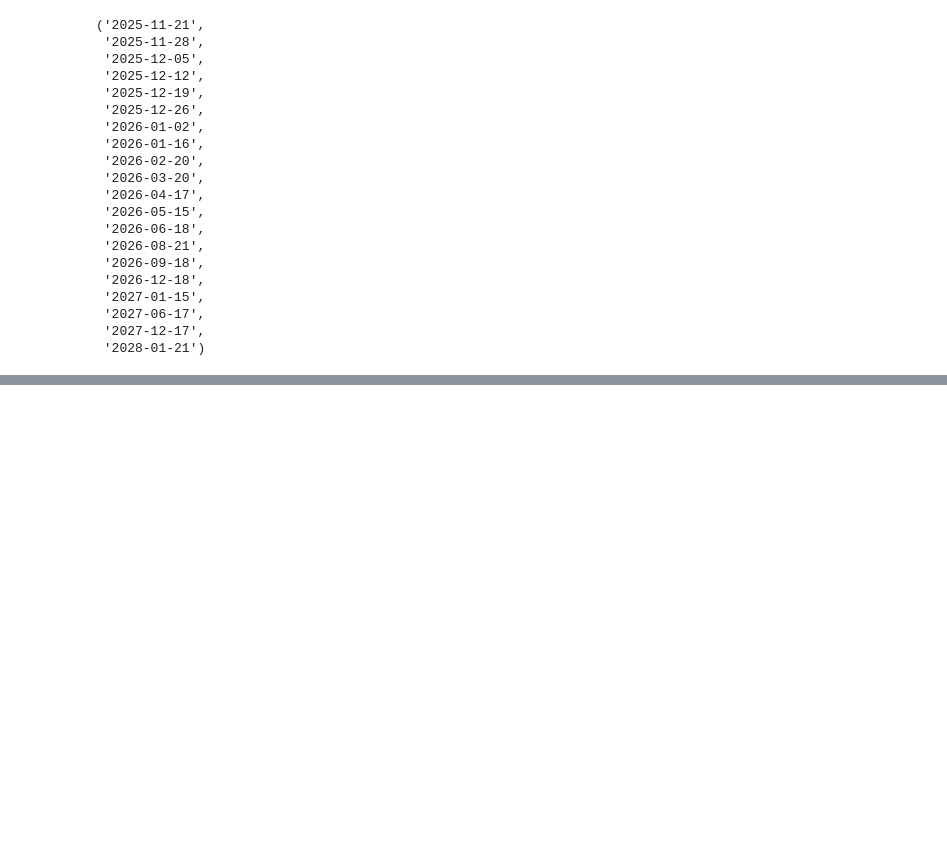
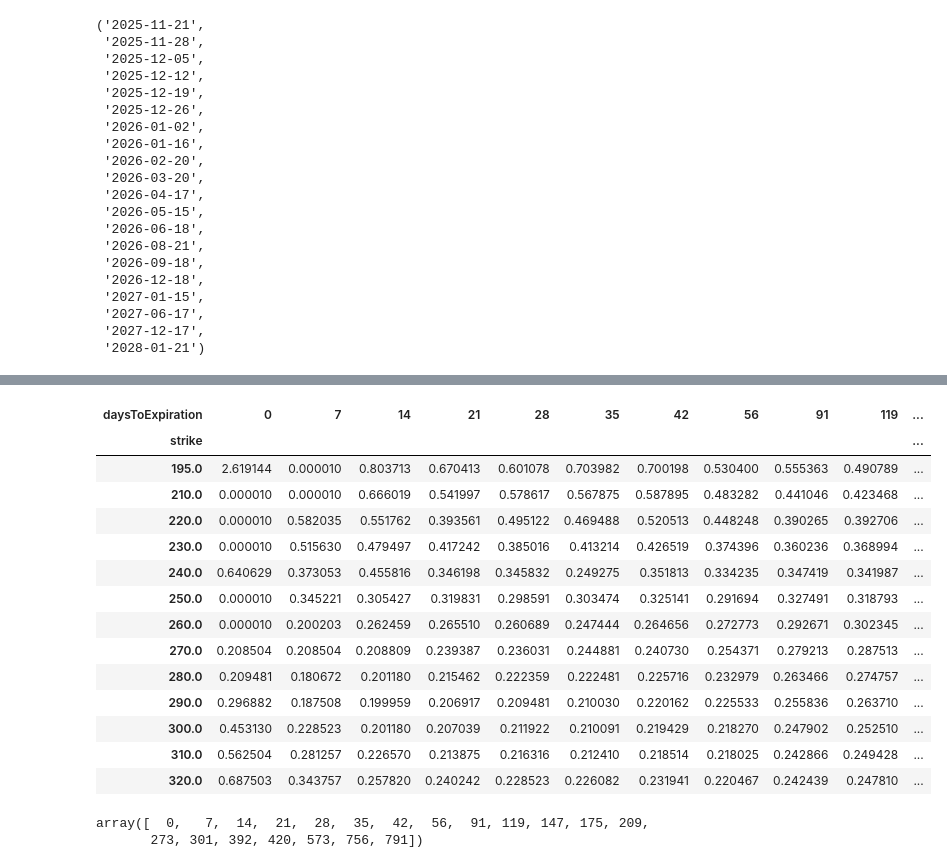
Before and after one commit to simonezocco/Econophysics, a Jupyter notebook: Volatility Smile Program.ipynb, the cells around one changed output, grey strips where cells are left out. Drawn from its saved outputs; the diff is of its cells as text; code cells hidden in the pictures; blank space fills up the shorter version.

```diff
--- a/Volatility Smile Program.ipynb
+++ b/Volatility Smile Program.ipynb
@@ -103,0 +129,26 @@ plt.savefig('implied_volatility_vs_strike_price.png')
+# %%
+surface = (calls[['daysToExpiration', 'strike', 'impliedVolatility']].pivot_table(values='impliedVolatility', index='strike', columns='daysToExpiration').dropna())
+#creates a pivot_table = spreadsheet with impliedVolatility values, strike as rows and daysToExpiration as columns
+surface
+# %% [output]
+| daysToExpiration | 0 | 7 | 14 | 21 | 28 | 35 | 42 | 56 | 91 | 119 | ... |
+| strike |  |  |  |  |  |  |  |  |  |  | ... |
+| 195.0 | 2.619144 | 0.000010 | 0.803713 | 0.670413 | 0.601078 | 0.703982 | 0.700198 | 0.530400 | 0.555363 | 0.490789 | ... |
+| 210.0 | 0.000010 | 0.000010 | 0.666019 | 0.541997 | 0.578617 | 0.567875 | 0.587895 | 0.483282 | 0.441046 | 0.423468 | ... |
+| 220.0 | 0.000010 | 0.582035 | 0.551762 | 0.393561 | 0.495122 | 0.469488 | 0.520513 | 0.448248 | 0.390265 | 0.392706 | ... |
+| 230.0 | 0.000010 | 0.515630 | 0.479497 | 0.417242 | 0.385016 | 0.413214 | 0.426519 | 0.374396 | 0.360236 | 0.368994 | ... |
+| 240.0 | 0.640629 | 0.373053 | 0.455816 | 0.346198 | 0.345832 | 0.249275 | 0.351813 | 0.334235 | 0.347419 | 0.341987 | ... |
+| 250.0 | 0.000010 | 0.345221 | 0.305427 | 0.319831 | 0.298591 | 0.303474 | 0.325141 | 0.291694 | 0.327491 | 0.318793 | ... |
+| 260.0 | 0.000010 | 0.200203 | 0.262459 | 0.265510 | 0.260689 | 0.247444 | 0.264656 | 0.272773 | 0.292671 | 0.302345 | ... |
+| 270.0 | 0.208504 | 0.208504 | 0.208809 | 0.239387 | 0.236031 | 0.244881 | 0.240730 | 0.254371 | 0.279213 | 0.287513 | ... |
+| 280.0 | 0.209481 | 0.180672 | 0.201180 | 0.215462 | 0.222359 | 0.222481 | 0.225716 | 0.232979 | 0.263466 | 0.274757 | ... |
+| 290.0 | 0.296882 | 0.187508 | 0.199959 | 0.206917 | 0.209481 | 0.210030 | 0.220162 | 0.225533 | 0.255836 | 0.263710 | ... |
+| 300.0 | 0.453130 | 0.228523 | 0.201180 | 0.207039 | 0.211922 | 0.210091 | 0.219429 | 0.218270 | 0.247902 | 0.252510 | ... |
+| 310.0 | 0.562504 | 0.281257 | 0.226570 | 0.213875 | 0.216316 | 0.212410 | 0.218514 | 0.218025 | 0.242866 | 0.249428 | ... |
+| 320.0 | 0.687503 | 0.343757 | 0.257820 | 0.240242 | 0.228523 | 0.226082 | 0.231941 | 0.220467 | 0.242439 | 0.247810 | ... |
+# %%
+x, y, z = surface.columns.values, surface.index.values, surface.values
+x
+# %% [output]
+array([  0,   7,  14,  21,  28,  35,  42,  56,  91, 119, 147, 175, 209,
+       273, 301, 392, 420, 573, 756, 791])
```
Also changed, not shown: parts of 8 cells of this notebook.
